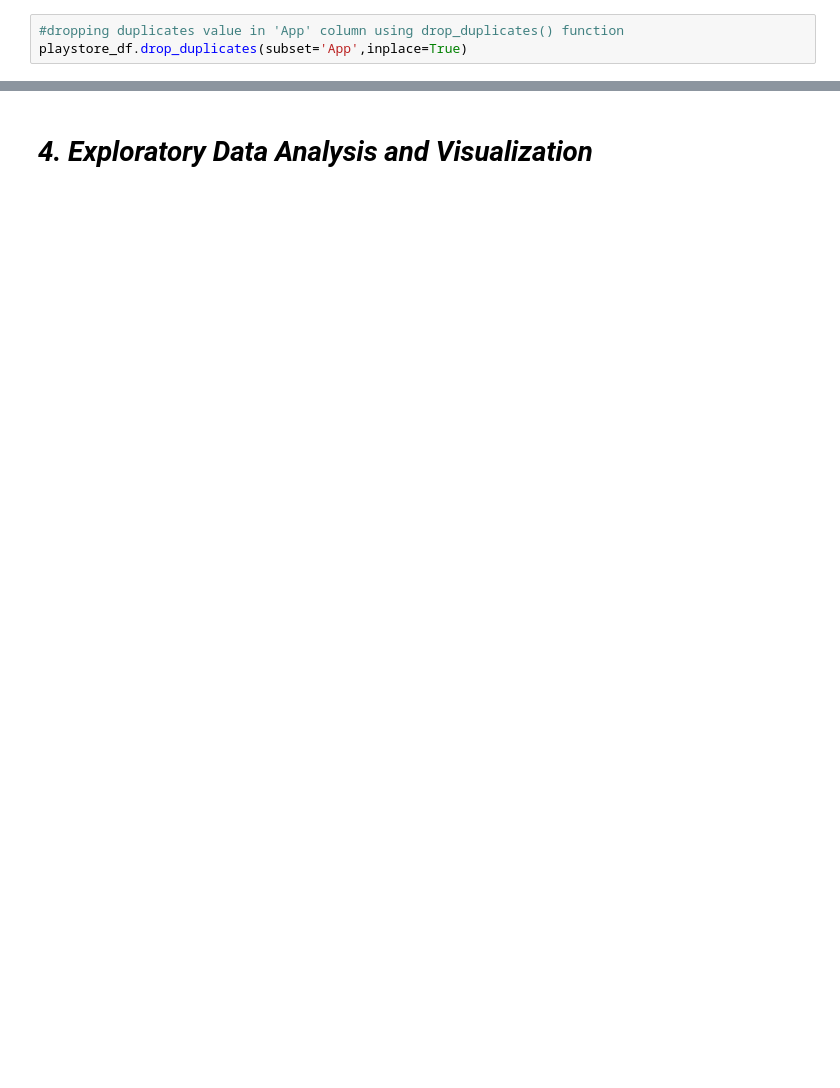
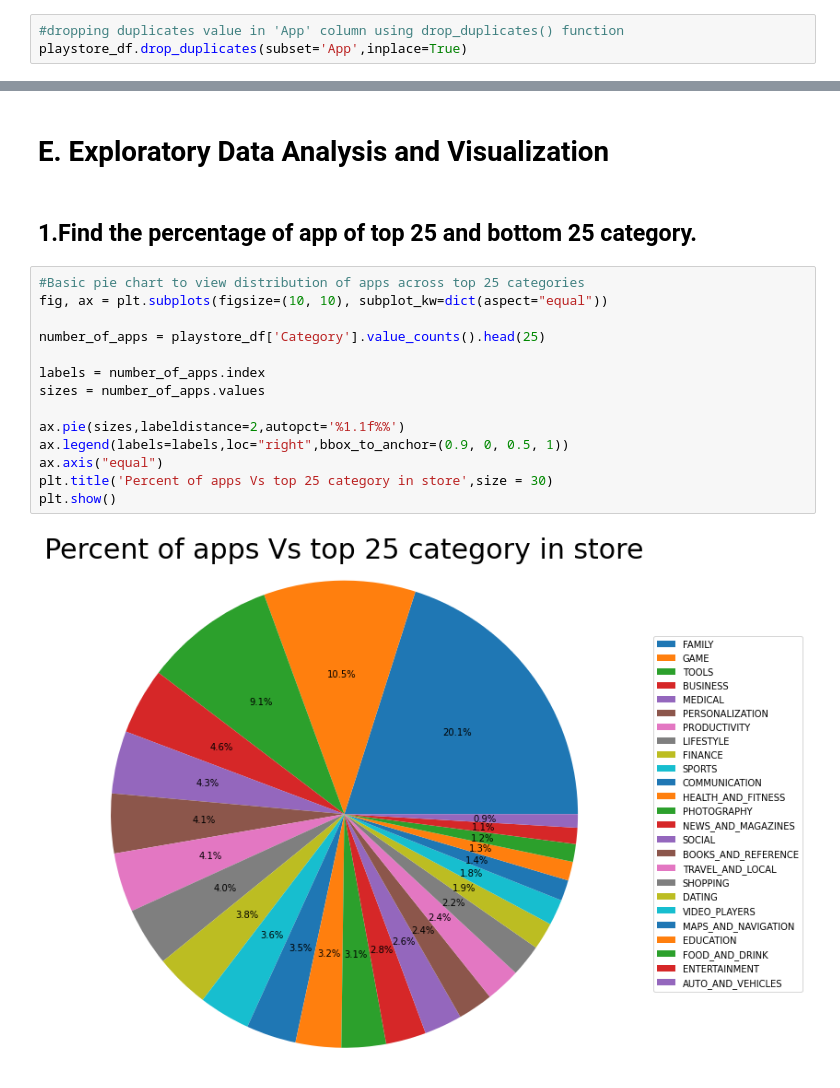
Before and after one commit to PradnyaPagar01/Play-Store-App-Review-Analysis, a Jupyter notebook: 02_Play_Store_App_Review_Analysis_Capstone_Project.ipynb, the cells around one changed output, grey strips where cells are left out. Drawn from its saved outputs; the diff is of its cells as text; blank space fills up the shorter version.

```diff
--- a/02_Play_Store_App_Review_Analysis_Capstone_Project.ipynb
+++ b/02_Play_Store_App_Review_Analysis_Capstone_Project.ipynb
@@ -291,3 +304,21 @@ playstore_df.describe()
 | max | 5.000000 | 7.815831e+07 | 100.000000 | 1.000000e+09 | 400.000000 |
 # %% [markdown]
-# *4. Exploratory Data Analysis and Visualization*
+# **E. Exploratory Data Analysis and Visualization**
+# %% [markdown]
+## **1.Find the percentage of app of top 25 and bottom 25 category.**
+# %%
+#Basic pie chart to view distribution of apps across top 25 categories
+fig, ax = plt.subplots(figsize=(10, 10), subplot_kw=dict(aspect="equal"))
+
+number_of_apps = playstore_df['Category'].value_counts().head(25)
+
+labels = number_of_apps.index
+sizes = number_of_apps.values
+
+ax.pie(sizes,labeldistance=2,autopct='%1.1f%%')
+ax.legend(labels=labels,loc="right",bbox_to_anchor=(0.9, 0, 0.5, 1))
+ax.axis("equal")
+plt.title('Percent of apps Vs top 25 category in store',size = 30)
+plt.show()
+# %% [output]
+[figure, added]
```
Also changed, not shown: parts of 30 cells of this notebook.
